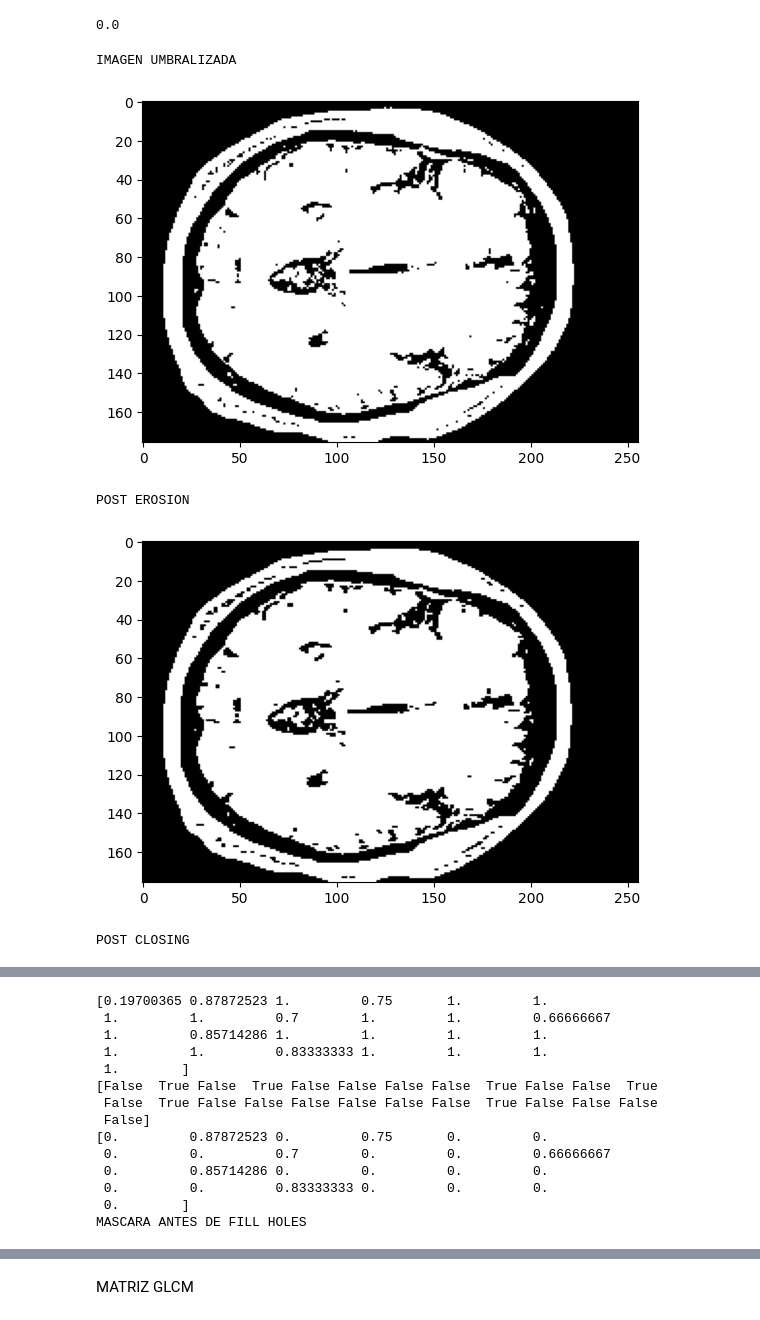
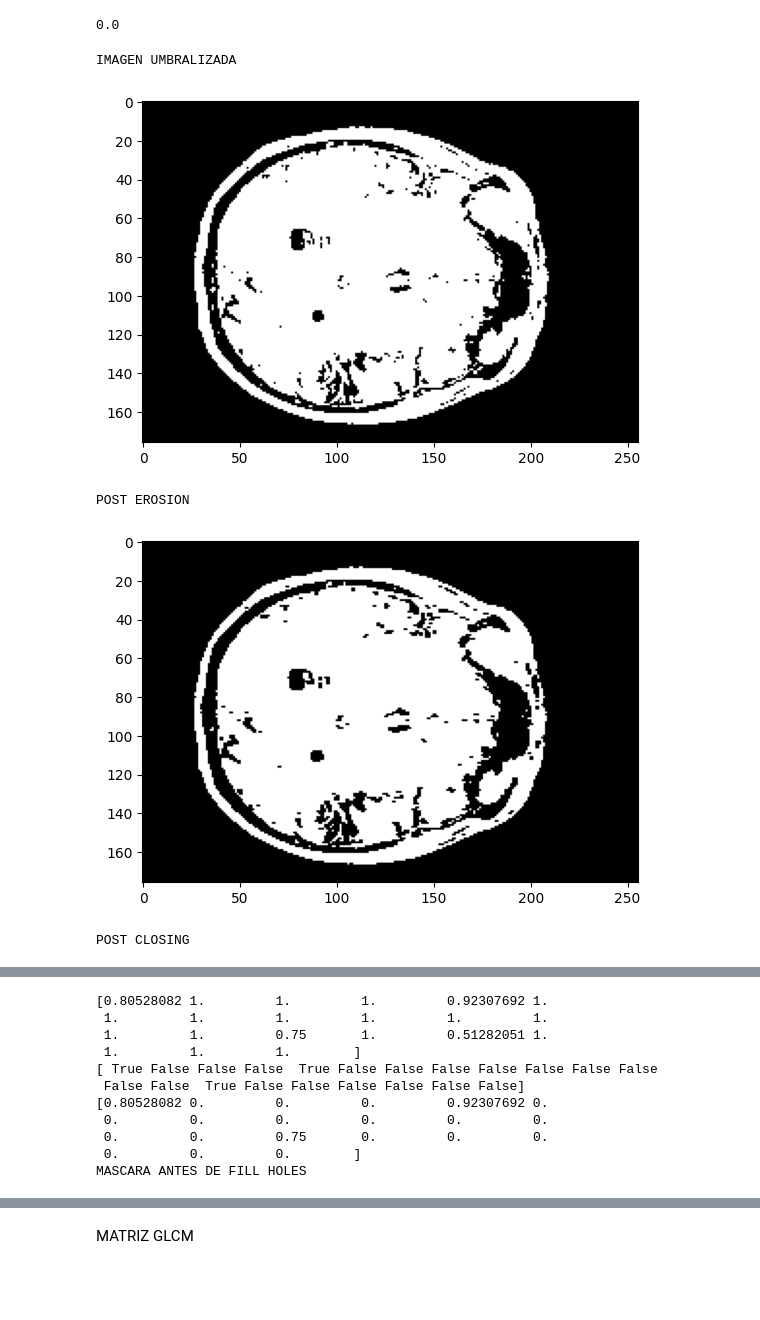
Before and after one commit to renatosalvatore1/PSIB2026Q1-TPI-Grupo1-Di-Pasquale-Vallejos-Salvatore, a Jupyter notebook: notebooks/nato-pruebas.ipynb, the cells around one changed output, grey strips where cells are left out. Cells and saved outputs as stored; diff of their text form; code cells hidden in the pictures; blank space fills up the shorter version.

```diff
--- a/notebooks/nato-pruebas.ipynb
+++ b/notebooks/nato-pruebas.ipynb
@@ -44,7 +44,7 @@ from skimage.measure import label, regionprops
 #COLSULTAR SI PODEMOS USAR ESTO
 from scipy.ndimage import binary_fill_holes
 
-data = nib.load("../data/sub-KA02/anat/sub-KA02_run-02_T1w.nii.gz").get_fdata()
+data = nib.load("../data/sub-KA33/anat/sub-KA33_run-02_T1w.nii.gz").get_fdata()
 
 class SkullStripper:
     def __init__ (self,volumen,capa):
@@ -90,35 +90,35 @@ class SkullStripper:
             if solidez[i] != solidez.min():
                 n = etiquetas == (i+1)
             mascara = mascara + n
         print("MASCARA ANTES DE FILL HOLES")
         plt.imshow(mascara[:,:], cmap='gray')
         plt.show()
         mascara_rellena = binary_fill_holes(mascara)
         self.resultado = self.volumen * mascara_rellena
         print("MASCARA")
         plt.imshow(mascara_rellena[:,:],cmap='gray')
         plt.show()
 
         self.resultado = self.volumen * mascara_rellena
         print("RESULTADO")
         plt.imshow(self.resultado[:,:],cmap='gray')
         plt.show()
         print("corte")
         plt.imshow(self.volumen[:,:],cmap='gray')
         plt.show()
 
     def strip(self):
         self.umbral()
         self.aplicar_morfologia()
         self.etiquetado_y_mascara()
         return self.resultado
 
-volumen = data[:,:,200]
-stripper = SkullStripper(volumen,200)
+volumen = data[:,:,160]
+stripper = SkullStripper(volumen,160)
 resultado = stripper.strip()
 # %% [output]
 IMAGEN UMBRALIZADA
-[figure, old version]
+[figure, new version]
 POST EROSION
-[figure, old version]
+[figure, new version]
 POST CLOSING
@@ -126,14 +126,11 @@ POST CLOSING
-[0.19700365 0.87872523 1.         0.75       1.         1.
- 1.         1.         0.7        1.         1.         0.66666667
- 1.         0.85714286 1.         1.         1.         1.
- 1.         1.         0.83333333 1.         1.         1.
- 1.        ]
-[False  True False  True False False False False  True False False  True
- False  True False False False False False False  True False False False
- False]
-[0.         0.87872523 0.         0.75       0.         0.
- 0.         0.         0.7        0.         0.         0.66666667
- 0.         0.85714286 0.         0.         0.         0.
- 0.         0.         0.83333333 0.         0.         0.
- 0.        ]
+[0.80528082 1.         1.         1.         0.92307692 1.
+ 1.         1.         1.         1.         1.         1.
+ 1.         1.         0.75       1.         0.51282051 1.
+ 1.         1.         1.        ]
+[ True False False False  True False False False False False False False
+ False False  True False False False False False False]
+[0.80528082 0.         0.         0.         0.92307692 0.
+ 0.         0.         0.         0.         0.         0.
+ 0.         0.         0.75       0.         0.         0.
+ 0.         0.         0.        ]
 MASCARA ANTES DE FILL HOLES
```
Also changed, not shown: parts of 2 cells of this notebook, 52 other files.
